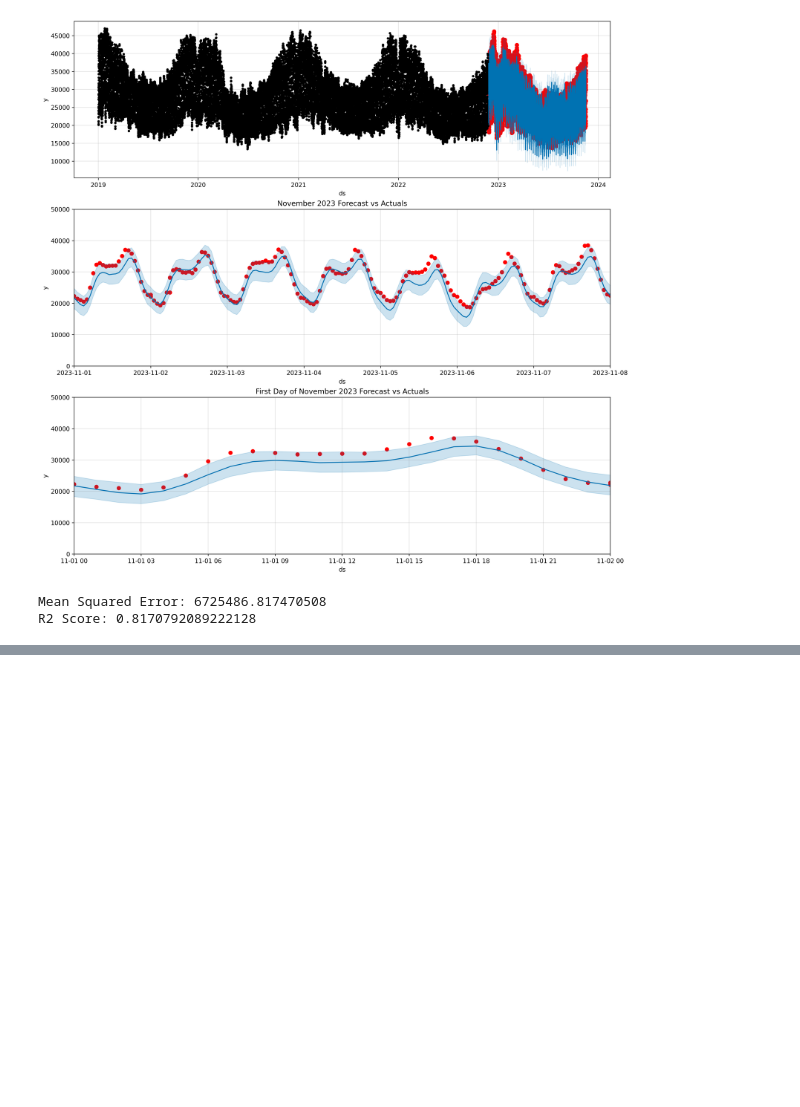
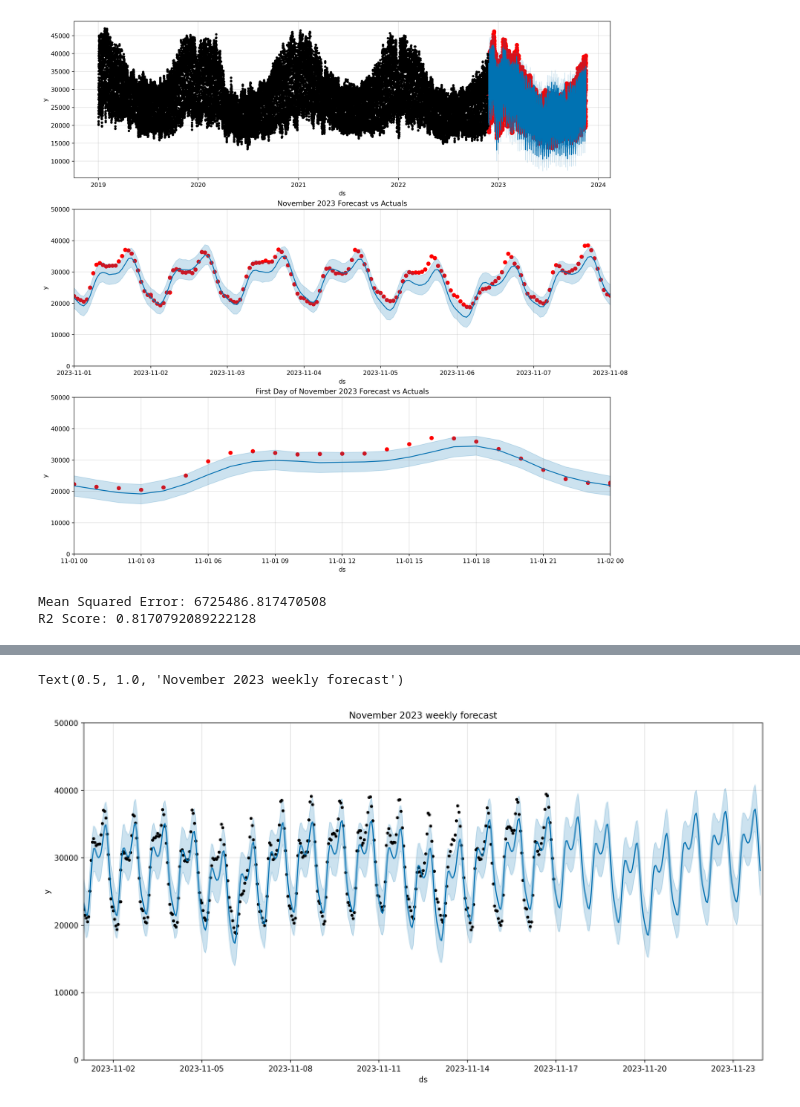
Before and after one commit to soerenssch/businessanalytics, a Jupyter notebook: models/prophet.ipynb, the cells around one changed output, grey strips where cells are left out. Cells and saved outputs as stored; diff of their text form; code cells hidden in the pictures; blank space fills up the shorter version.

```diff
--- a/models/prophet.ipynb
+++ b/models/prophet.ipynb
@@ -127,0 +135,8 @@ R2 Score: 0.8170792089222128
+# %%
+total_prophet = pd.concat([train_prophet,test_prophet], axis=0)
+
+modelpred = Prophet(changepoint_prior_scale=0.001)
+modelpred.add_country_holidays(country_name='UK')
+#modelpred.add_regressor("avg_temp")
+#modelpred.add_regressor("avg_humidity")
+modelpred.fit(total_prophet)
@@ -127,0 +147,5 @@ R2 Score: 0.8170792089222128
+# %%
+future = modelpred.make_future_dataframe(periods=24*7, freq="H")
+forecast = modelpred.predict(future)
+
+future.tail()
@@ -127,0 +159,10 @@ R2 Score: 0.8170792089222128
+# %%
+fix, ax = plt.subplots(figsize=(16,8), dpi = 300)
+
+fig = modelpred.plot(forecast, ax=ax)
+ax.set_xbound(lower=pd.to_datetime('2023-11-01'), upper=pd.to_datetime('2023-11-24'))
+ax.set_ylim(0, 50000)
+ax.set_title('November 2023 weekly forecast')
+# %% [output]
+Text(0.5, 1.0, 'November 2023 weekly forecast')
+[figure, added]
```
Also changed, not shown: parts of 10 cells of this notebook.
